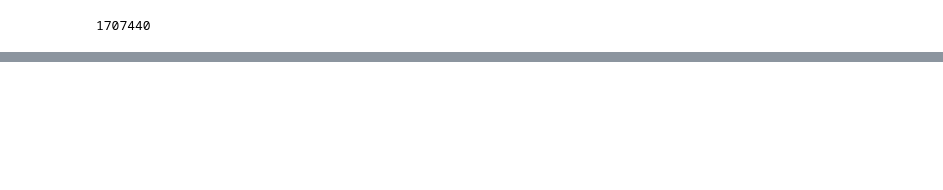
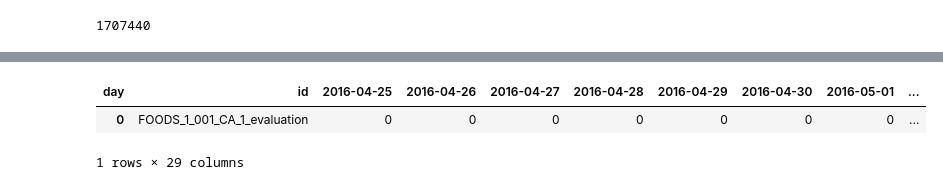
Before and after one commit to cluePrints/data-sci-fience, a Jupyter notebook: m5-forecasting-accuracy/0400. Model - fastai tabular melt.ipynb, the cells around one changed output, grey strips where cells are left out. Cells and saved outputs as stored; diff of their text form; code cells hidden in the pictures; blank space fills up the shorter version.

```diff
--- a/m5-forecasting-accuracy/0400. Model - fastai tabular melt.ipynb
+++ b/m5-forecasting-accuracy/0400. Model - fastai tabular melt.ipynb
@@ -263,0 +288,7 @@ len(df_preds['y_pred'])
+# %%
+submission = df_sample_submission_melt.pivot(index='id', columns='day', values='sales').reset_index()
+submission.head(1)
+# %% [output]
+| day | id | 2016-04-25 | 2016-04-26 | 2016-04-27 | 2016-04-28 | 2016-04-29 | 2016-04-30 | 2016-05-01 | ... |
+| 0 | FOODS_1_001_CA_1_evaluation | 0 | 0 | 0 | 0 | 0 | 0 | 0 | ... |
+1 rows × 29 columns
```
Also changed, not shown: parts of 25 cells of this notebook.
